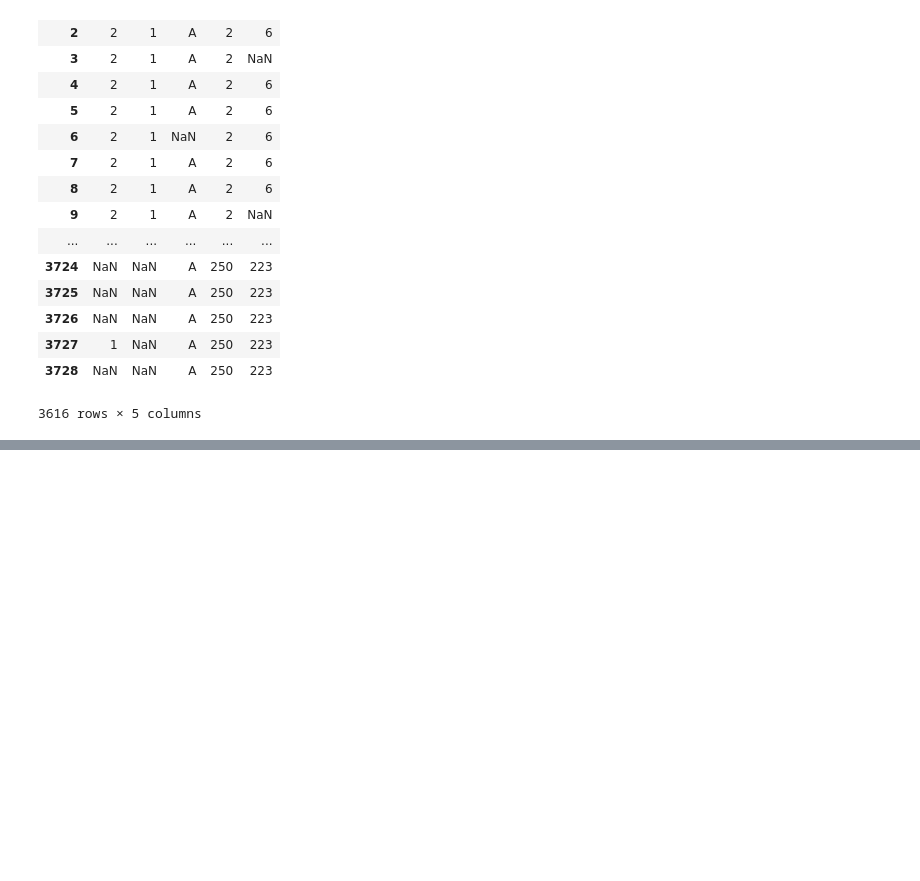
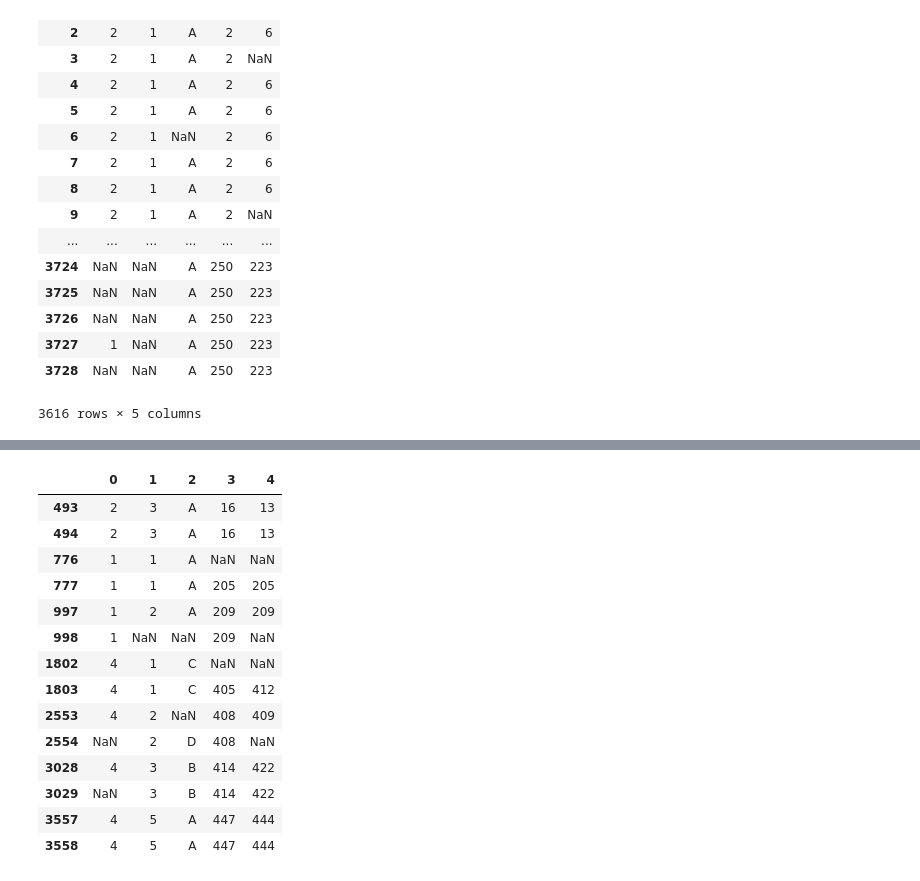
Before and after one commit to AntonioPL/TFM_Kschool, a Jupyter notebook: Tidy1.ipynb, the cells around one changed output, grey strips where cells are left out. Drawn from its saved outputs; the diff is of its cells as text; code cells hidden in the pictures; blank space fills up the shorter version.

```diff
--- a/Tidy1.ipynb
+++ b/Tidy1.ipynb
@@ -670,0 +690,32 @@ encu_codigos23
+# %%
+encu_codigos24 = encu_codigos23.copy()
+# %%
+for i in lista_consec_asig[::2]:
+    if encu_codigos24.iloc[i-1,-2] == encu_codigos24.iloc[(i+1)+1,-2]:
+        encu_codigos24.iloc[i:(i+1)+1,-2] = encu_codigos24.iloc[i-1,-2]
+    else:
+        for l in range(i,((i+1)+1)):
+            if encu_codigos24.iloc[l,-1] == encu_codigos24.iloc[i-1,-1]:
+                encu_codigos24.iloc[l,-2] = encu_codigos24.iloc[i-1,-2]
+            elif pd.isnull(encu_codigos24.iloc[l,-1]) == True:
+                encu_codigos24.iloc[l,-2] = pd.np.nan
+            elif encu_codigos24.iloc[l,-1] == encu_codigos24.iloc[i+1,-1]:
+                encu_codigos24.iloc[l,-2] = encu_codigos24.iloc[(i+1)+1,-2]
+# %%
+encu_codigos24.iloc[lista_consec_asig,:]
+# %% [output]
+|  | 0 | 1 | 2 | 3 | 4 |
+| 493 | 2 | 3 | A | 16 | 13 |
+| 494 | 2 | 3 | A | 16 | 13 |
+| 776 | 1 | 1 | A | NaN | NaN |
+| 777 | 1 | 1 | A | 205 | 205 |
+| 997 | 1 | 2 | A | 209 | 209 |
+| 998 | 1 | NaN | NaN | 209 | NaN |
+| 1802 | 4 | 1 | C | NaN | NaN |
+| 1803 | 4 | 1 | C | 405 | 412 |
+| 2553 | 4 | 2 | NaN | 408 | 409 |
+| 2554 | NaN | 2 | D | 408 | NaN |
+| 3028 | 4 | 3 | B | 414 | 422 |
+| 3029 | NaN | 3 | B | 414 | 422 |
+| 3557 | 4 | 5 | A | 447 | 444 |
+| 3558 | 4 | 5 | A | 447 | 444 |
```
Also changed, not shown: parts of 4 cells of this notebook, 1 other file.
